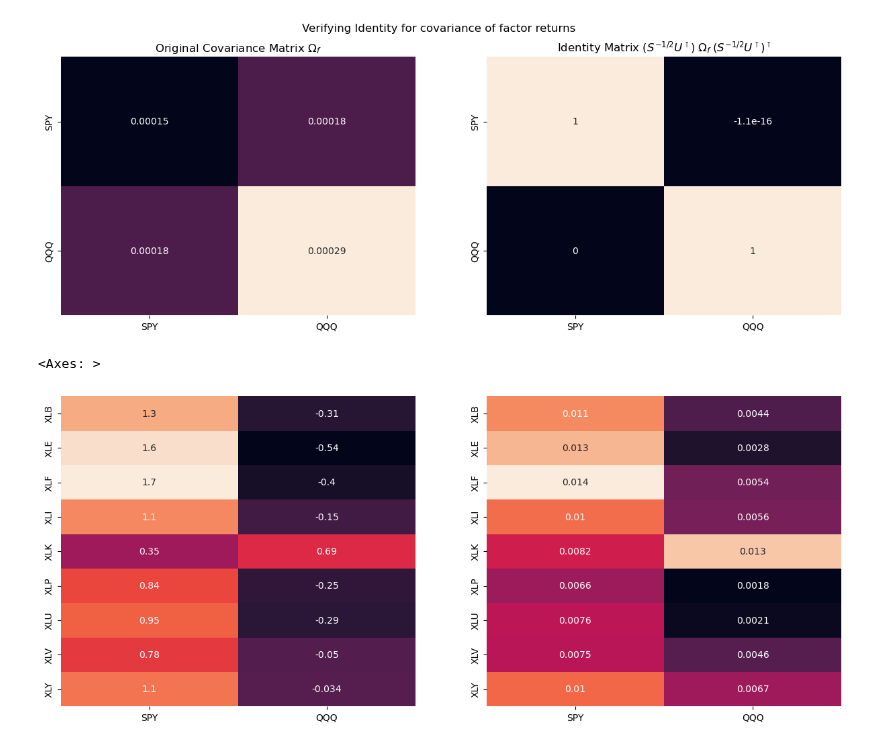
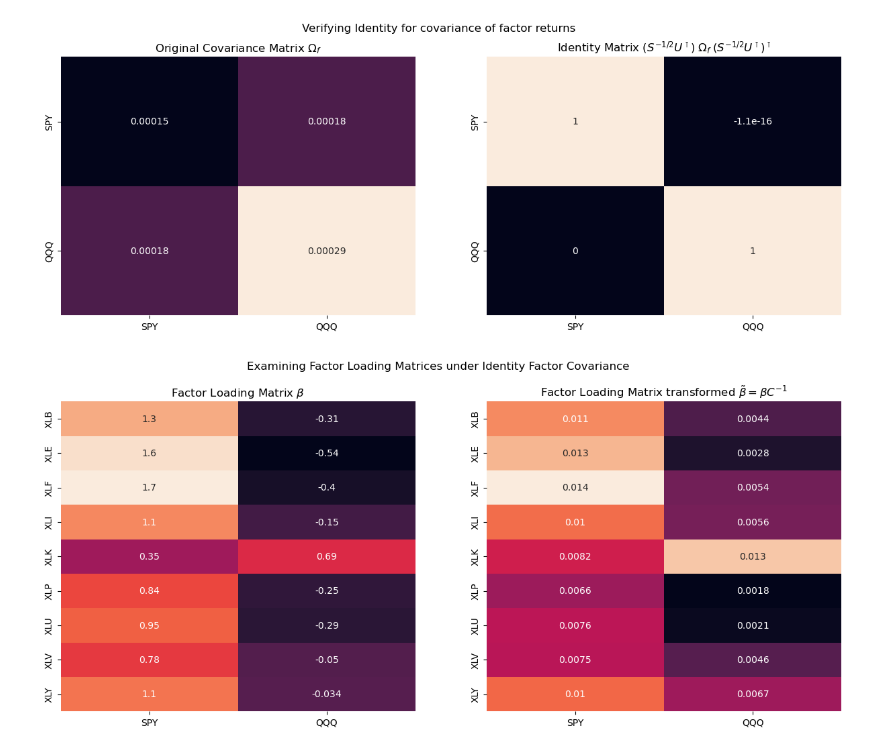
Before and after one commit to diegodalvarez/EQI, a Jupyter notebook: Chapter 4 - Linear Model of Returns.ipynb, the cells around one changed output. Drawn from its saved outputs; the diff is of its cells as text; code cells hidden in the pictures.

Commit message:
identity matrix

```diff
--- a/Chapter 4 - Linear Model of Returns.ipynb
+++ b/Chapter 4 - Linear Model of Returns.ipynb
@@ -403,25 +403,26 @@ plt.show()
 # %%
 fig, axes   = plt.subplots(ncols = 2, figsize = (15,6))
 stock_ticks = R.columns.to_list()
 
 (sns.heatmap(
     ax          = axes[0],
     data        = B,
     cbar        = False,
     xticklabels = ticks,
     yticklabels = stock_ticks,
     annot       = True))
 
 (sns.heatmap(
     ax          = axes[1],
     data        = B_tilde,
     cbar        = False,
     xticklabels = ticks,
     yticklabels = stock_ticks,
     annot       = True))
 
-axes[0].set_title("Factor Loading Matrix $\Beta$")
-axes[1].set_title("Factor Loading Matrix with ")
+axes[0].set_title(r"Factor Loading Matrix $\beta$")
+axes[1].set_title(r"Factor Loading Matrix transformed $\tilde{\beta} = \beta C^{-1}$")
+fig.suptitle("Examining Factor Loading Matrices under Identity Factor Covariance")
+plt.show()
 # %% [output]
-<Axes: >
-[figure, old version]
+[figure, new version]
```
Also changed, not shown: parts of 5 cells of this notebook.
